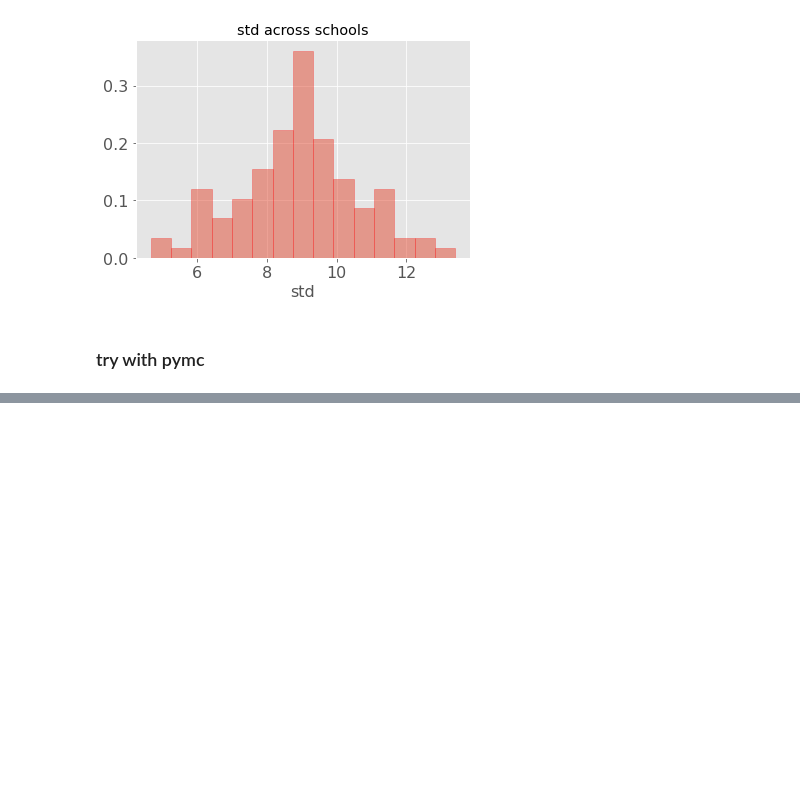
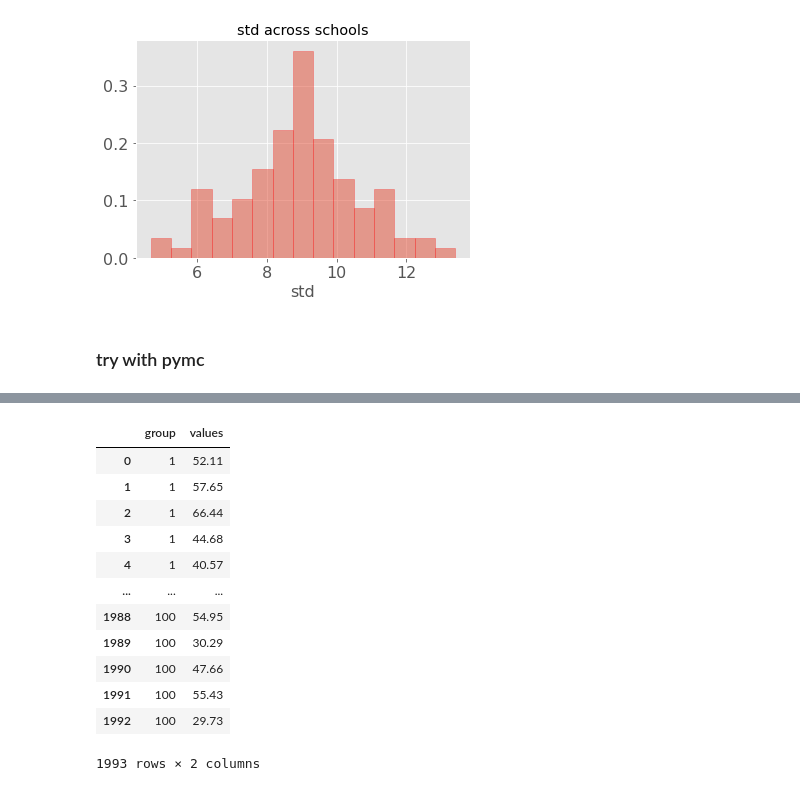
Before and after one commit to JulietteFranque/SDS383D_JF, a Jupyter notebook: exercises-04/notebooks/math_scores.ipynb, the cells around one changed output, grey strips where cells are left out. Drawn from its saved outputs; the diff is of its cells as text; code cells hidden in the pictures; blank space fills up the shorter version.

```diff
--- a/exercises-04/notebooks/math_scores.ipynb
+++ b/exercises-04/notebooks/math_scores.ipynb
@@ -170,0 +190,16 @@ df.groupby('group').size()
+# %%
+df
+# %% [output]
+|  | group | values |
+| 0 | 1 | 52.11 |
+| 1 | 1 | 57.65 |
+| 2 | 1 | 66.44 |
+| 3 | 1 | 44.68 |
+| 4 | 1 | 40.57 |
+| ... | ... | ... |
+| 1988 | 100 | 54.95 |
+| 1989 | 100 | 30.29 |
+| 1990 | 100 | 47.66 |
+| 1991 | 100 | 55.43 |
+| 1992 | 100 | 29.73 |
+1993 rows × 2 columns
```
Also changed, not shown: parts of 9 cells of this notebook, 4 other files.
